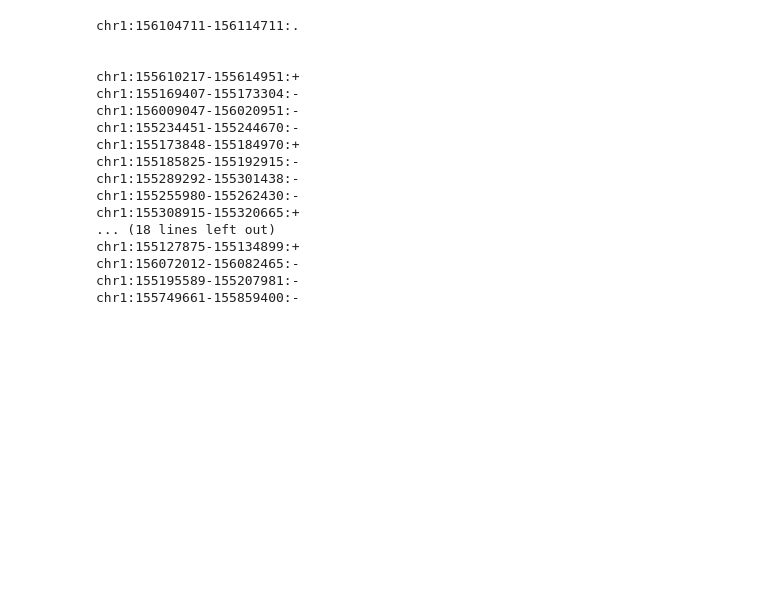
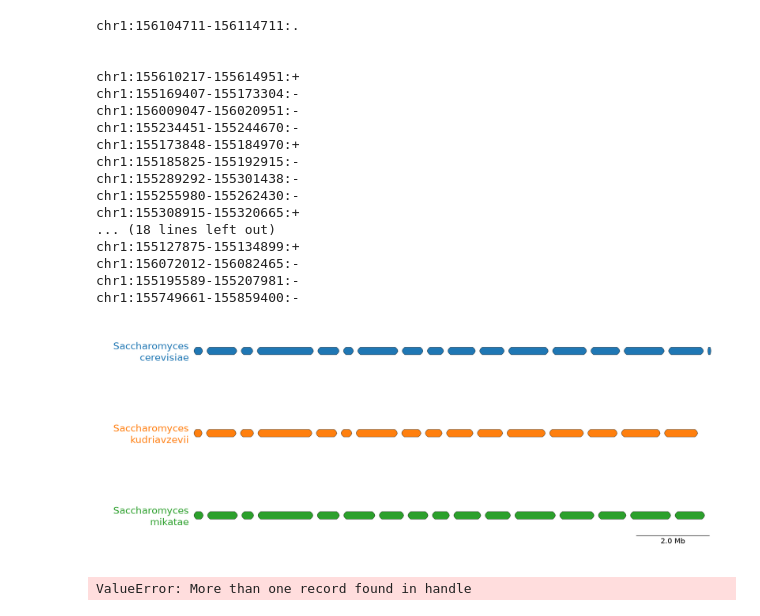
Before and after one commit to cralbers/variant-effects, a Jupyter notebook: predict_reg_regions_osc.ipynb, the cells around one changed output. Cells and saved outputs as stored; diff of their text form; code cells hidden in the pictures; blank space fills up the shorter version.

```diff
--- a/predict_reg_regions_osc.ipynb
+++ b/predict_reg_regions_osc.ipynb
@@ -897,3 +897,41 @@ chr1:155127875-155134899:+
 chr1:156072012-156082465:-
 chr1:155195589-155207981:-
 chr1:155749661-155859400:-
+# %%
+from pygenomeviz import GenomeViz
+# from pygenomeviz.align import MUMmer
+from pygenomeviz.parser import Genbank
+from pygenomeviz.utils import load_example_genbank_dataset, ColorCycler
+from Bio import SeqIO
+ColorCycler.set_cmap("tab10")
+
+gbk_files = load_example_genbank_dataset("saccharomyces")
+gbk_list = list(map(Genbank, gbk_files))
+
+gv = GenomeViz(feature_track_ratio=0.1)
+gv.set_scale_bar(ymargin=2.0)
+
+# Plot chromosomes
+for gbk in gbk_list:
+    color = ColorCycler()
+    track = gv.add_feature_track(gbk.name, gbk.get_seqid2size(), space=0.01, label_kws=dict(color=color))
+    track.set_label(track.name.replace("_", "\n"))
+    for segment in track.segments:
+        segment.add_feature(segment.start, segment.end, plotstyle="bigrbox", fc=color, lw=0.5)
+
+# # # Run MUMmer alignment
+# align_coords = MUMmer(gbk_list).run()
+
+# # # Plot MUMmer alignment links
+# if len(align_coords) > 0:
+#     for ac in align_coords:
+#         gv.add_link(ac.query_link, ac.ref_link, color="grey", inverted_color="red", curve=True, filter_length=1000)
+
+fig = gv.plotfig()
+# %% [output]
+[figure, added]
+# %%
+human = SeqIO.read(HG38_FASTA_PATH, "fasta")
+human
+# %% [output]
+ValueError: More than one record found in handle
```
Also changed, not shown: 1 other file.
